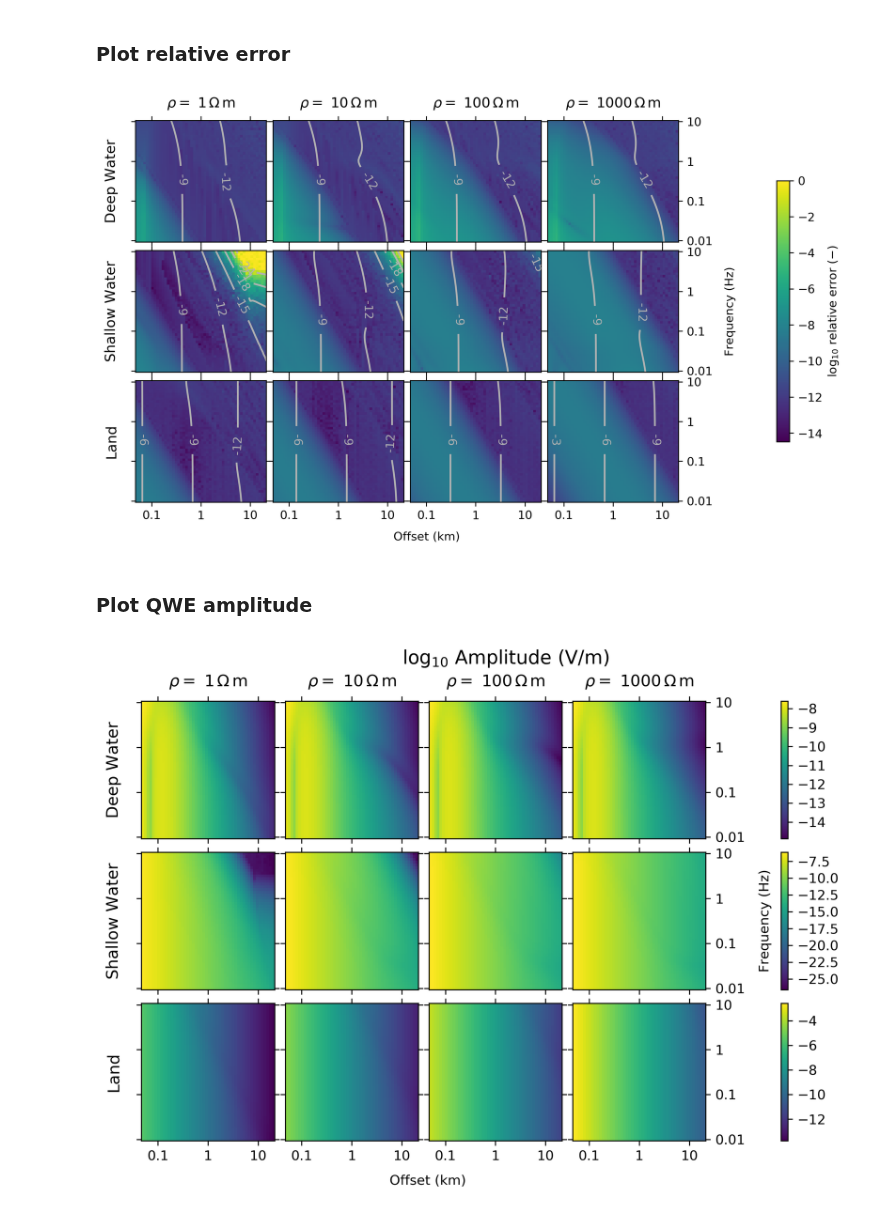
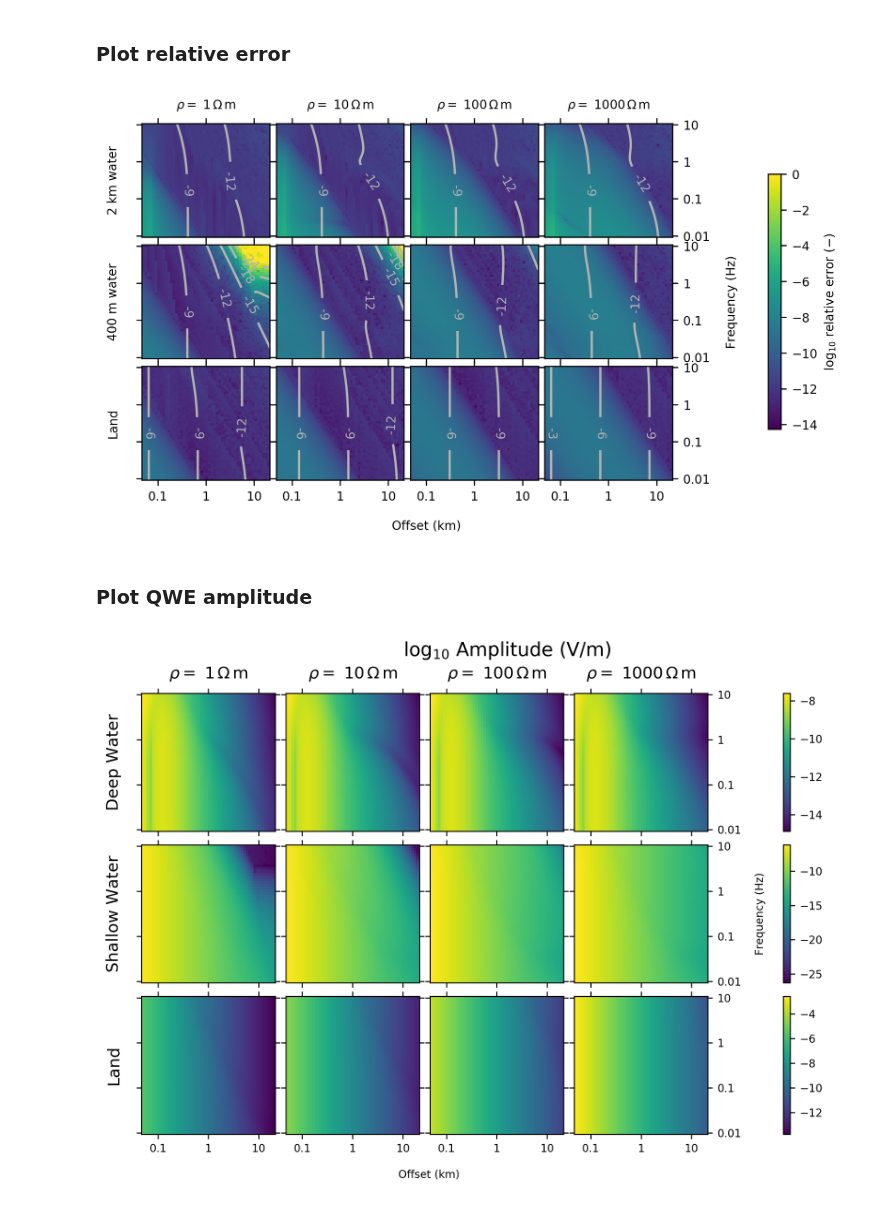
Before and after one commit to emsig/article-fdesign, a Jupyter notebook: notebooks/07-08-Figure_Errors.ipynb, the cells around one changed output. Drawn from its saved outputs; the diff is of its cells as text; code cells hidden in the pictures.

```diff
--- a/notebooks/07-08-Figure_Errors.ipynb
+++ b/notebooks/07-08-Figure_Errors.ipynb
@@ -13,6 +13,8 @@ epm.set_minimum(min_off=1e-30)
 %matplotlib inline
 plt.rcParams['figure.dpi'] = 300
 plt.rcParams['savefig.dpi'] = 300
+plt.rcParams['font.size'] = 8
+save = False
 # %% [markdown]
 ## 1. Fullspace with skindepth
 
@@ -241,17 +245,16 @@ vmin = np.min(err)  # Take overall lowest value as minimum
 vmax = 0            # Limit this to 100 % relative error
 
 # General parameters
-params = {'vmin': vmin, 'vmax': vmax,# 'cmap': 'Greys',
-          'linewidth': 0, 'rasterized': True}
+params = {'vmin': vmin, 'vmax': vmax, 'linewidth': 0, 'rasterized': True}
 
 # Start figure
-fig, axs = plt.subplots(figsize=(10, 6), nrows=3, ncols=4)
+fig, axs = plt.subplots(figsize=(7.5, 4.3), nrows=3, ncols=4)
 plt.subplots_adjust(wspace=0.05, hspace=0.07)
 axs = axs.ravel()
 cplist = []
 
 # Loop over cases
-for i, name in enumerate(['Deep Water', 'Shallow Water', 'Land']):
+for i, name in enumerate(['2 km water', '400 m water', 'Land']):
 
     # Loop over resistivities
     for ii, ires in enumerate(res):
@@ -264,11 +267,11 @@ for i, name in enumerate(['Deep Water', 'Shallow Water', 'Land']):
         extent = [xax[0], xax[-1], fax[0], fax[-1]]
         CS2 = plt.contour(amp[i, :, :, ii], [-24, -21, -18, -15, -12, -9, -6, -3],
                           colors='0.7', linestyles='solid', extent=extent)
-        plt.clabel(CS2, fmt='%1i', inline_spacing=25, fontsize=10)
+        plt.clabel(CS2, fmt='%1i', inline_spacing=25)
 
         # title
         if i == 0:
-            plt.title(r'$\rho =$ '+str(ires)+r'$\,\Omega\,$m', fontsize=12, y=1.05)
+            plt.title(r'$\rho =$ '+str(ires)+r'$\,\Omega\,$m', fontsize=8, y=1.05)
 
         # x-ticks and labels
         if i == 2:
@@ -285,7 +288,7 @@ for i, name in enumerate(['Deep Water', 'Shallow Water', 'Land']):
                 axs[i*4+ii].yaxis.set_label_position("right")
                 plt.ylabel(r'Frequency (Hz)', labelpad=10)
         elif ii == 0:
-            plt.ylabel(name, fontsize=12, labelpad=15)
+            plt.ylabel(name, labelpad=15)
             plt.yticks([-2, -1, 0, 1], ())
         else:
             plt.yticks([-2, -1, 0, 1], ())
@@ -295,7 +298,7 @@ for i, name in enumerate(['Deep Water', 'Shallow Water', 'Land']):
         axs[i*4+ii].yaxis.set_ticks_position('both')
 
 # xlabel
-fig.text(0.47, 0.05, 'Offset (km)', ha='center')
+fig.text(0.47, 0.02, 'Offset (km)', ha='center')
 
 # Colorbar
 cax, kw = plt.matplotlib.colorbar.make_axes(axs,# location='bottom',
@@ -304,14 +307,16 @@ cb = plt.colorbar(cplist[(i+1)*4-1], cax=cax, **kw)
 cb.set_label(r'$\log_{10}$ relative error ($-$)')#, labelpad=-40, y=1.05, rotation=0)
 
 # Save figure
-plt.savefig('../figures/error.pdf', bbox_inches='tight')
+if save:
+    for ending in ['png', 'pdf', 'eps']:
+        plt.savefig('../figures/Figure-7.'+ending, bbox_inches='tight')
 
 # Title
 # plt.suptitle('Relative error ($-$)', fontsize=14, y=0.97)
 
 plt.show()
 # %% [output]
-[figure, old version]
+[figure, new version]
 # %% [markdown]
 ### Plot QWE amplitude
 # %%
@@ -329,8 +334,7 @@ for i, name in enumerate(['Deep Water', 'Shallow Water', 'Land']):
     vmax = np.max(amp[i, :, :, :])
 
     # General parameters
-    params = {'vmin': vmin, 'vmax': vmax,# 'cmap': 'Greys',
-              'linewidth': 0, 'rasterized': True}
+    params = {'vmin': vmin, 'vmax': vmax, 'linewidth': 0, 'rasterized': True}
 
     # Loop over resistivities
     for ii, ires in enumerate(res):
@@ -356,34 +360,34 @@ for i, name in enumerate(['Deep Water', 'Shallow Water', 'Land']):
         if ii == 3:
             plt.yticks([-2, -1, 0, 1], ['0.01', '0.1', '1', '10'])
             if i == 1:
                 axs[i*4+ii].yaxis.set_label_position("right")
                 plt.ylabel(r'Frequency (Hz)', labelpad=10)
         elif ii == 0:
             plt.ylabel(name, fontsize=12, labelpad=15)
             plt.yticks([-2, -1, 0, 1], ())
         else:
             plt.yticks([-2, -1, 0, 1], ())
 
         # Show ticks on all four sides
         axs[i*4+ii].xaxis.set_ticks_position('both')
         axs[i*4+ii].yaxis.set_ticks_position('both')
 
     # Colorbar
     cax, kw = plt.matplotlib.colorbar.make_axes(axs[i*4:(i+1)*4], pad=0.1)#fraction=.05, aspect=30)
     cb = plt.colorbar(cplist[(i+1)*4-1], cax=cax, **kw)
 
 # xlabel
 fig.text(0.42, 0.05, 'Offset (km)', ha='center')
 
 # Save figure
 # plt.savefig('../figures/amplitude.pdf', bbox_inches='tight')
 
 # Title
 plt.suptitle(r'$\log_{10}$ Amplitude (V/m)', fontsize=14, y=0.97)
 
 plt.show()
 # %% [output]
-[figure, old version]
+[figure, new version]
 # %%
 epm.versions('HTML')
 # %% [output]
```
Also changed, not shown: parts of 6 cells of this notebook, 25 other files.
